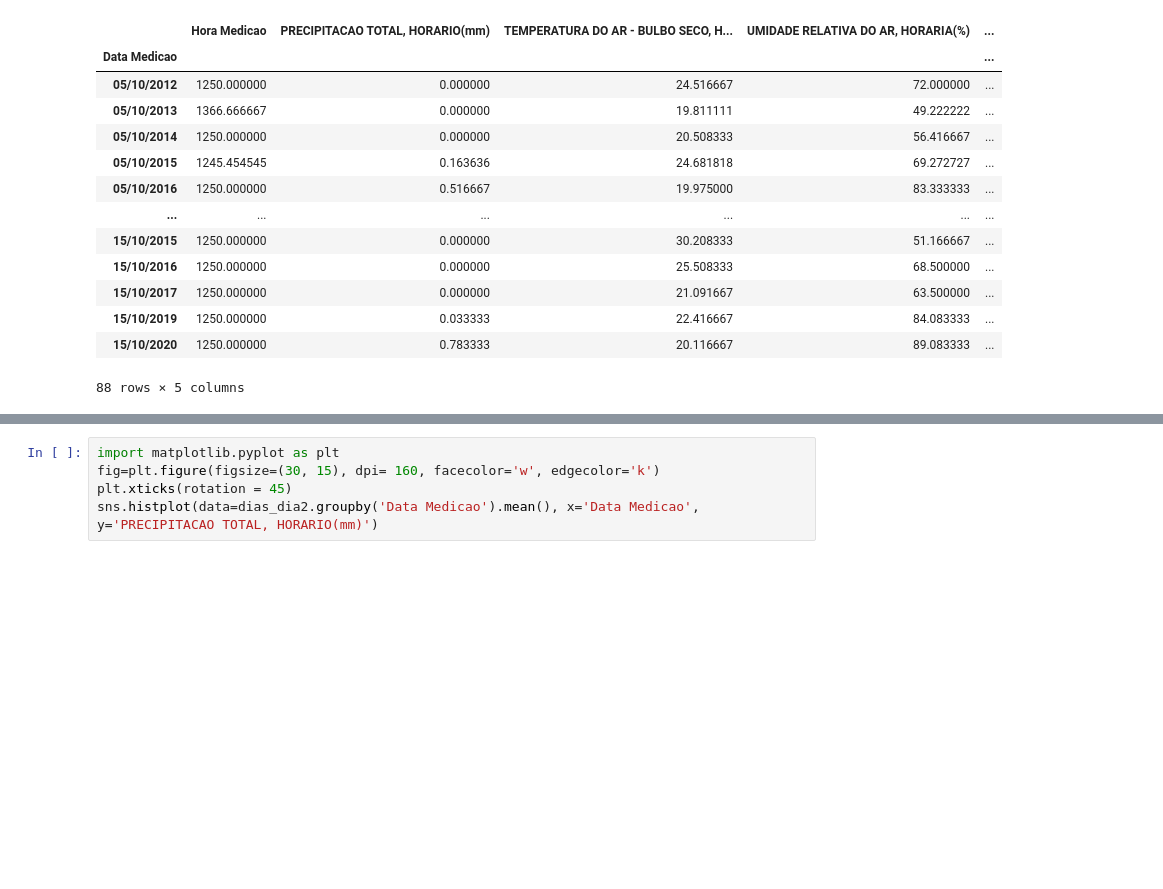
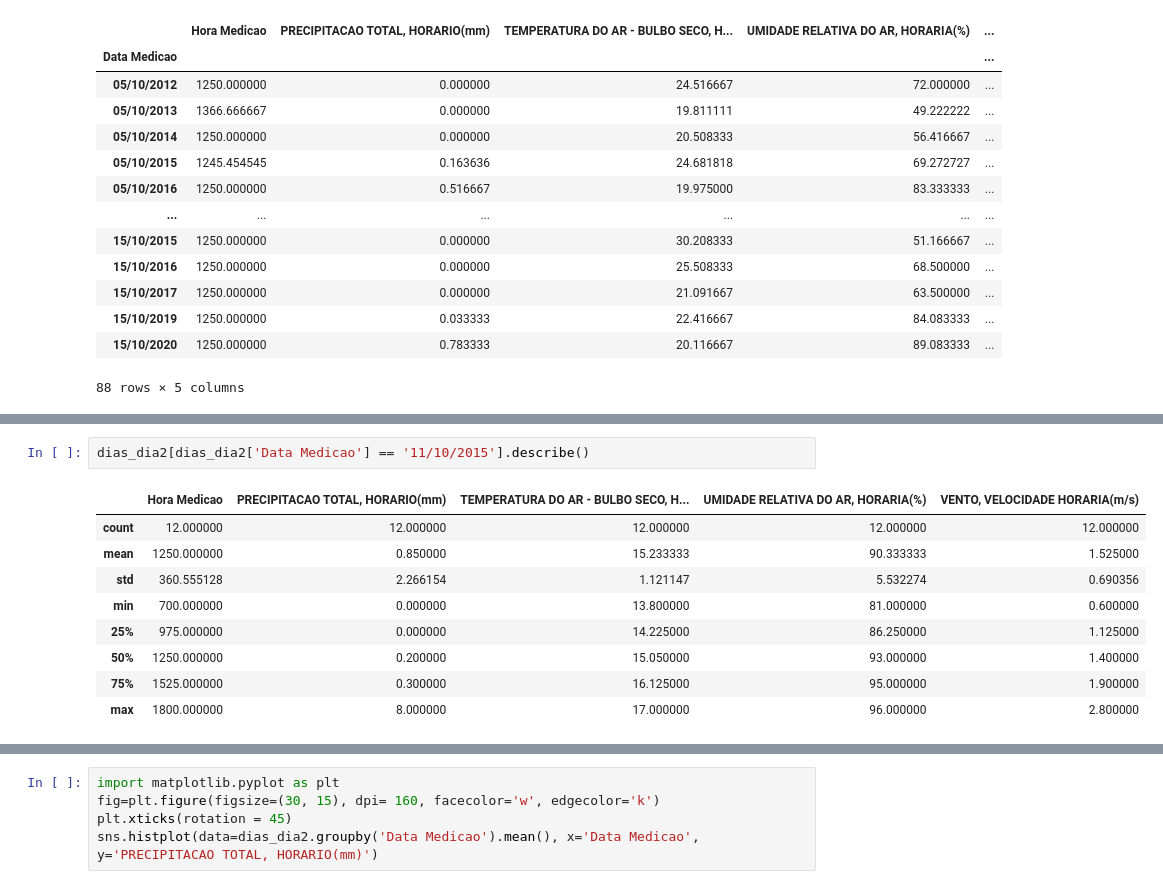
Before and after one commit to TenoEngineer/Prevendo-o-clima-no-dia-do-meu-casamento, a Jupyter notebook: PREVENDO_TEMPERATURA_NO_DIA_DO_CASAMENTO_EM_MS.ipynb, the cells around one changed output, grey strips where cells are left out. Saved outputs shown, nothing was run; the diff lists cells and outputs as text; blank space fills up the shorter version.

```diff
--- a/PREVENDO_TEMPERATURA_NO_DIA_DO_CASAMENTO_EM_MS.ipynb
+++ b/PREVENDO_TEMPERATURA_NO_DIA_DO_CASAMENTO_EM_MS.ipynb
@@ -255,0 +284,12 @@ dias_dia2[dias_dia2['PRECIPITACAO TOTAL, HORARIO(mm)']>0].groupby('Data Medicao'
+# %%
+dias_dia2[dias_dia2['Data Medicao'] == '11/10/2015'].describe()
+# %% [output]
+|  | Hora Medicao | PRECIPITACAO TOTAL, HORARIO(mm) | TEMPERATURA DO AR - BULBO SECO, H... | UMIDADE RELATIVA DO AR, HORARIA(%) | VENTO, VELOCIDADE HORARIA(m/s) |
+| count | 12.000000 | 12.000000 | 12.000000 | 12.000000 | 12.000000 |
+| mean | 1250.000000 | 0.850000 | 15.233333 | 90.333333 | 1.525000 |
+| std | 360.555128 | 2.266154 | 1.121147 | 5.532274 | 0.690356 |
+| min | 700.000000 | 0.000000 | 13.800000 | 81.000000 | 0.600000 |
+| 25% | 975.000000 | 0.000000 | 14.225000 | 86.250000 | 1.125000 |
+| 50% | 1250.000000 | 0.200000 | 15.050000 | 93.000000 | 1.400000 |
+| 75% | 1525.000000 | 0.300000 | 16.125000 | 95.000000 | 1.900000 |
+| max | 1800.000000 | 8.000000 | 17.000000 | 96.000000 | 2.800000 |
```
Also changed, not shown: parts of 16 cells of this notebook.
